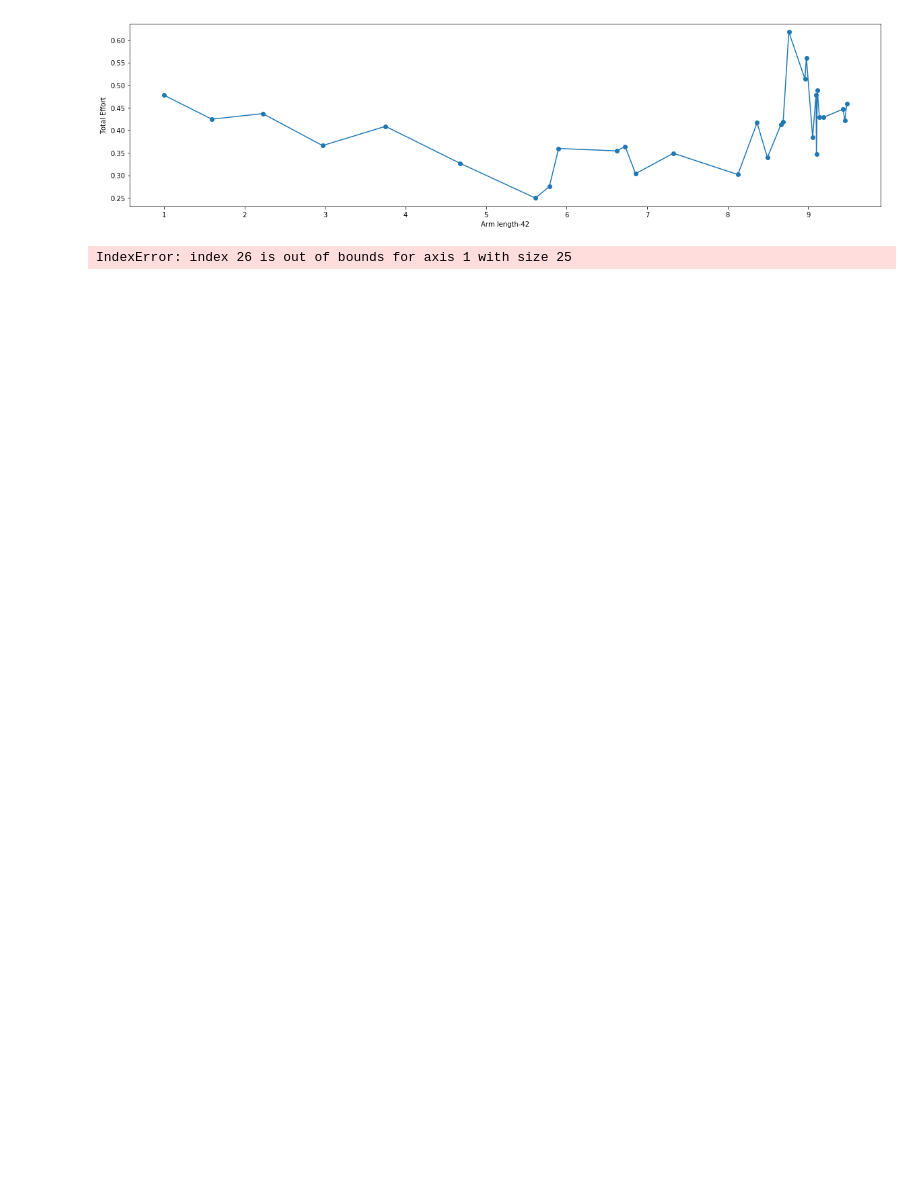
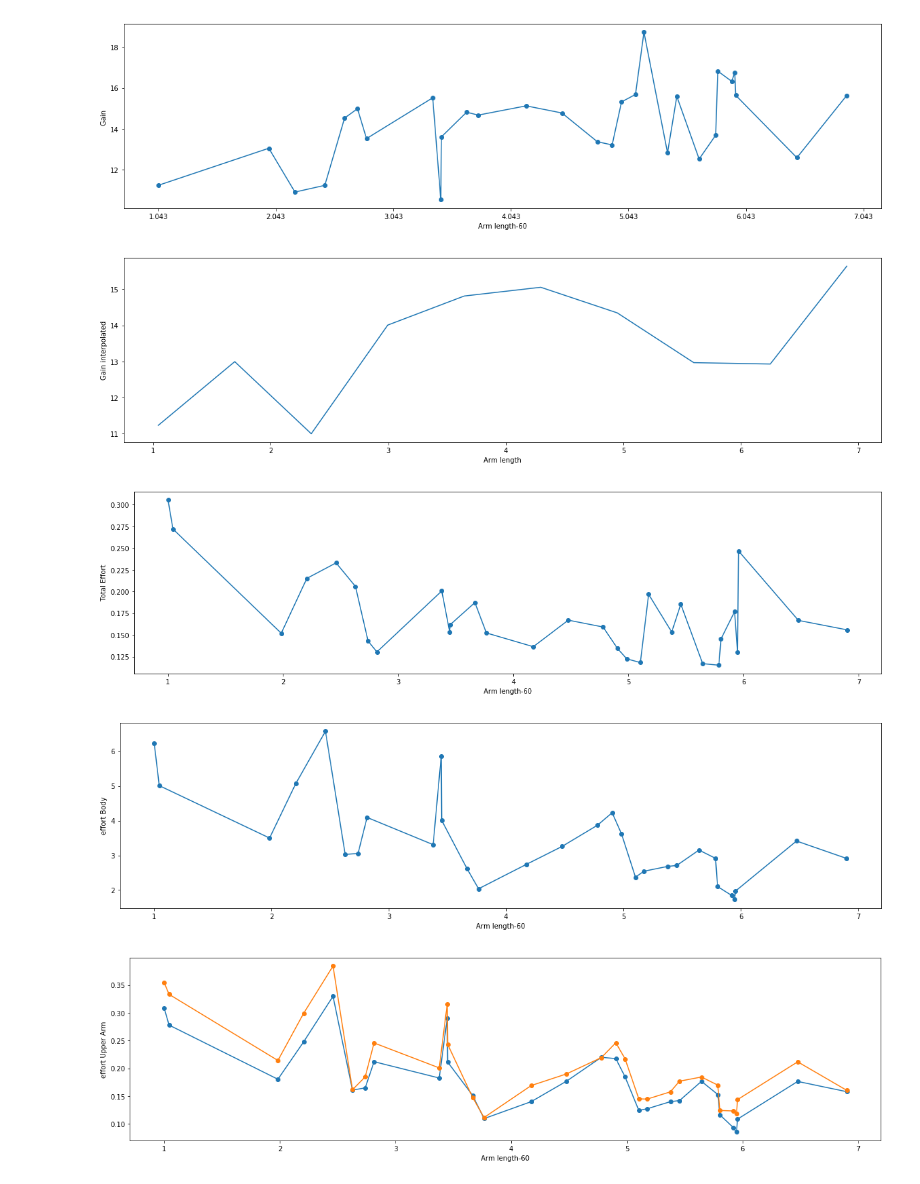
Before and after one commit to AndreeaStefan/SmartuistWrapper, a Jupyter notebook: evaluation/PlotResults.ipynb, the cells around one changed output. Drawn from its saved outputs; the diff is of its cells as text; code cells hidden in the pictures; blank space fills up the shorter version.

```diff
--- a/evaluation/PlotResults.ipynb
+++ b/evaluation/PlotResults.ipynb
@@ -15,12 +15,15 @@ def getCombinedPlot(list1, list2, xlabel, ylabel, showPlot = True, legend = " ")
     idx   = np.argsort(list1)
     list1 = np.array(list1)[idx]
     list2 = np.array(list2)[idx]
+
     plt.xlabel(xlabel)
     plt.ylabel(ylabel)
     plt.xticks(np.arange(min(list1), max(list1)+1, 1.0))
     plt.plot(list1, list2, 'o-', label=legend)
     if showPlot == True:
         plt.show()
+
+    return (list1, list2)
 
 def readFromFile(path, mode):
     results = [0] * 100
@@ -211,21 +195,45 @@ Total time 9.913433333333334
+# %%
+from scipy.interpolate import make_interp_spline, BSpline, pchip
+
+def inter(x,y, points):
+    xnew = np.linspace(x.min(),x.max(),points) #300 represents number of points to make between T.min and T.max
+
+    spl = pchip(x, y) #BSpline object
+    newY = spl(xnew)
+    return(xnew,newY)
 # %%
-players = [58]
+players = [60]
 for p in players:
     uniqueLengths = getResultPerPlayer(p, results, 28, True )
+
+    gain = getResultPerPlayer(p, results, 29, True )
+    for i in range(len(gain)-1, 1, -1):
+        gain[i] = gain[i-1]
+    (x,y) = getCombinedPlot(uniqueLengths[1:], gain[1:], "Arm length-"+str(p), "Gain ")
+
+    (x,y) = inter(x, y,10)
+
+    plt.plot(x,y)
+    plt.ylabel("Gain interpolated")
+    plt.xlabel("Arm length")
+    plt.show()
+
     gainEffort = getResultPerPlayer(p, gradientStats, 2, False )
     effort = [1/x for x in gainEffort]
-
     #getCombinedPlot(uniqueLengths, gainEffort, "Arm length-"+str(p), "gainEffort")
     getCombinedPlot(uniqueLengths, effort, "Arm length-"+str(p), "Total Effort")
 
     #body, LeftUpperArm, RightUpperArm, RightFoot, LeftFoot, LeftHand, RightHand
     bodyParts = EffortPerBodyPartPerPlayer(p, results, 10)
     getCombinedPlot(uniqueLengths, bodyParts[0], "Arm length-"+str(p), "effort Body")
     getCombinedPlot(uniqueLengths, bodyParts[1], "Arm length-"+str(p), "effort Upper Arm", False, "Left")
     getCombinedPlot(uniqueLengths, bodyParts[2], "Arm length-"+str(p), "effort Upper Arm", False, "Right")
     plt.show()
    # getCombinedPlot(uniqueLengths, bodyParts[5], "lengths-"+str(p), "effortLeftHand")
    # getCombinedPlot(uniqueLengths, bodyParts[6], "lengths-"+str(p), "effortRightHand")
 # %% [output]
-[figure, old version]
+[figure, new version]
-IndexError: index 26 is out of bounds for axis 1 with size 25
+[figure, added]
+[figure, added]
+[figure, added]
+[figure, added]
```
Also changed, not shown: parts of 1 cell of this notebook, 14 other files.
